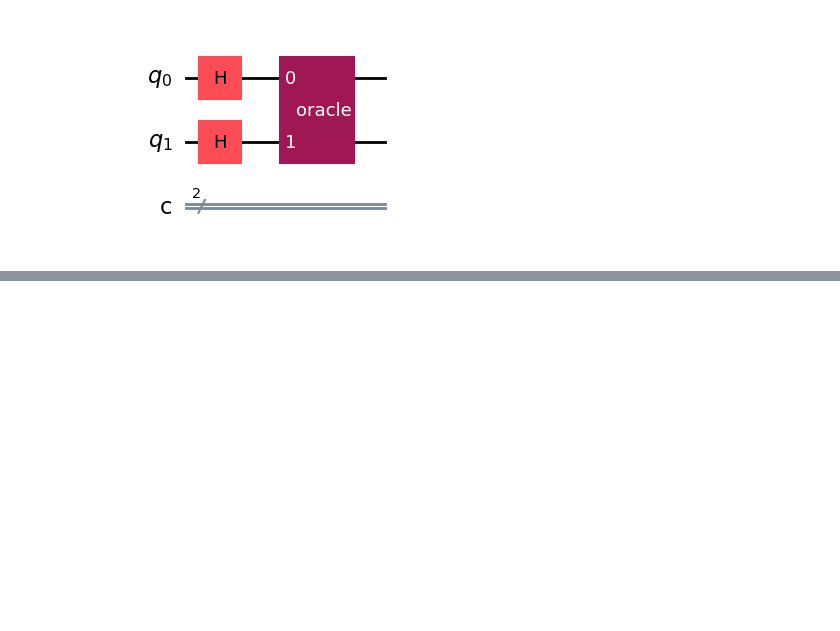
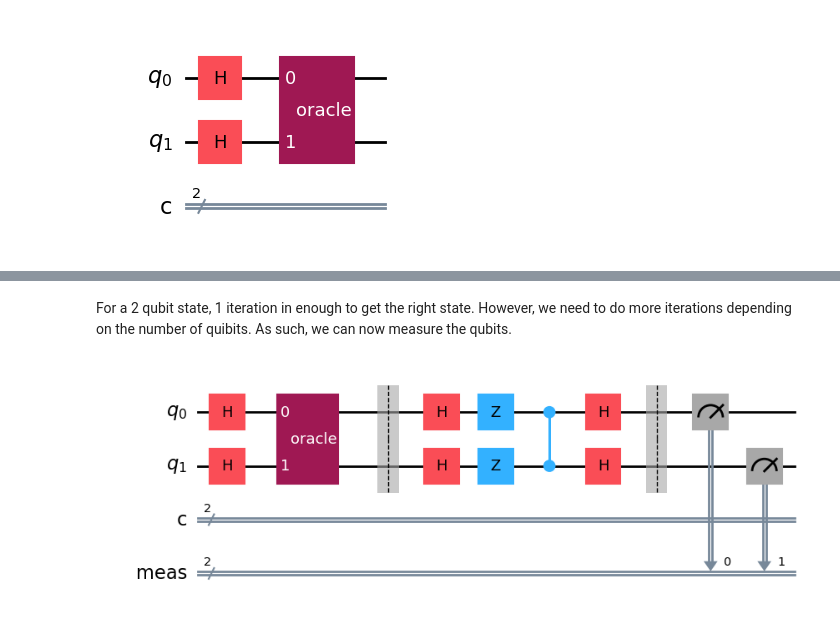
Before and after one commit to BatataDoc3/Tese, a Jupyter notebook: Algorithms/Grovers/grover.ipynb, the cells around one changed output, grey strips where cells are left out. Drawn from its saved outputs; the diff is of its cells as text; code cells hidden in the pictures; blank space fills up the shorter version.

```diff
--- a/Algorithms/Grovers/grover.ipynb
+++ b/Algorithms/Grovers/grover.ipynb
@@ -114,0 +119,8 @@ NameError: name 'execute' is not defined
+# %% [markdown]
+For a 2 qubit state, 1 iteration in enough to get the right state. However, we need to do more iterations depending on the number of quibits.
+As such, we can now measure the qubits.
+# %%
+circuit.measure_all()
+circuit.draw(output="mpl")
+# %% [output]
+[figure, added]
```
Also changed, not shown: parts of 8 cells of this notebook, 2 other files.
